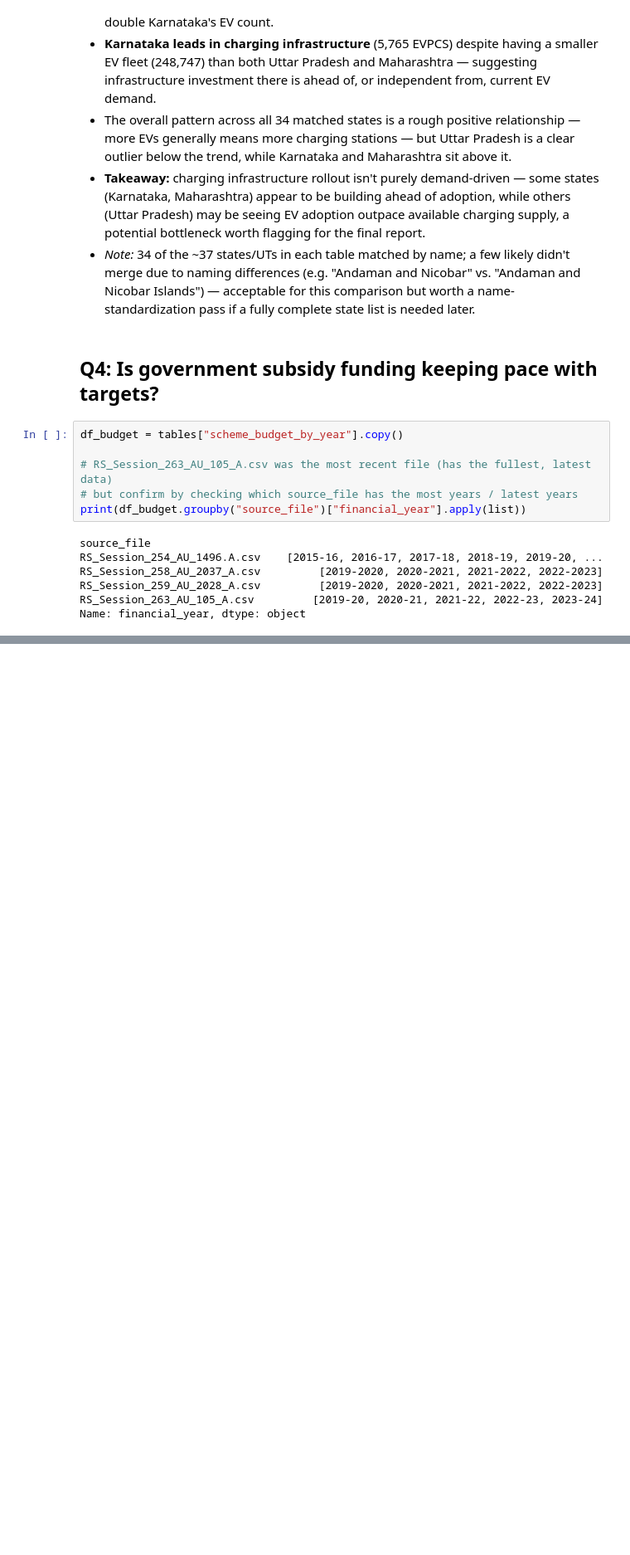
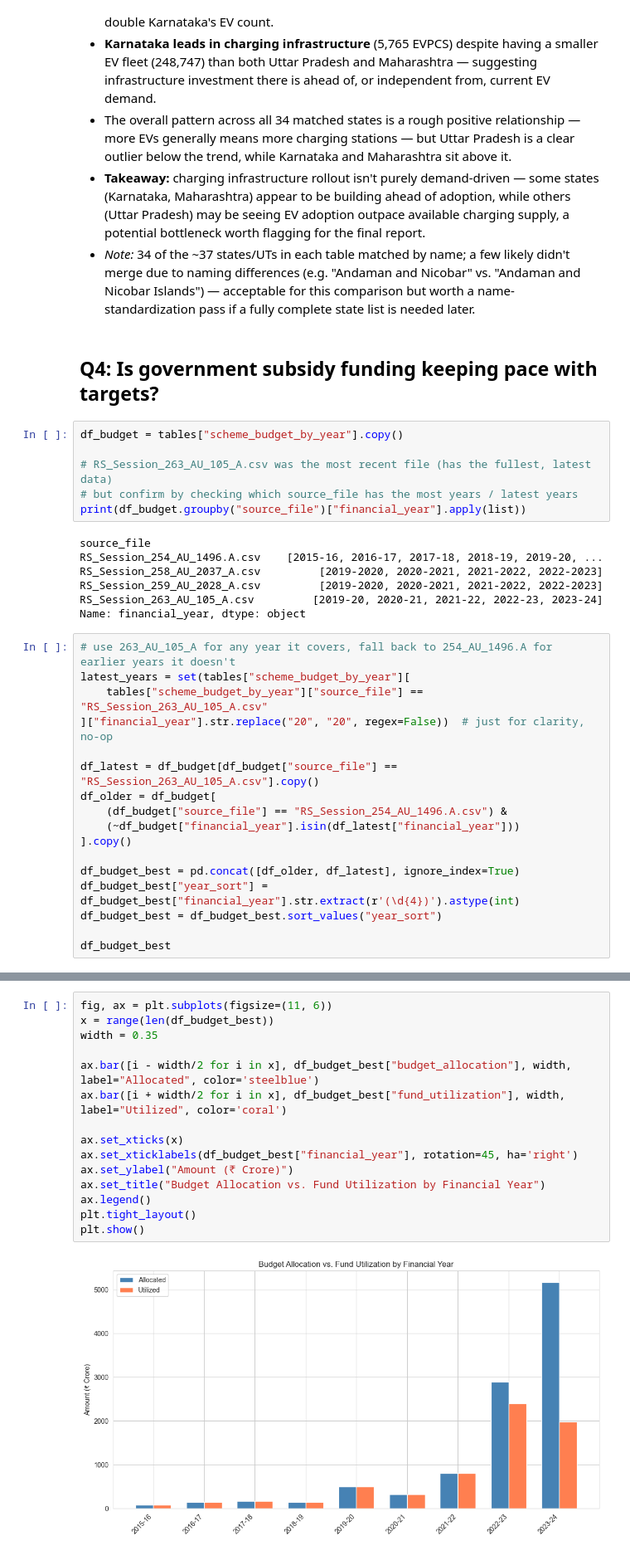
Before and after one commit to RitikaSen27/Automobile-sales-and-EV-adoption-trends, a Jupyter notebook: ev_analysis.ipynb, the cells around one changed output, grey strips where cells are left out. Shown at 83% size. Cells and saved outputs as stored; diff of their text form; blank space fills up the shorter version.

```diff
--- a/ev_analysis.ipynb
+++ b/ev_analysis.ipynb
@@ -272,3 +272,20 @@ RS_Session_258_AU_2037_A.csv         [2019-2020, 2020-2021, 2021-2022, 2022-2023
 RS_Session_259_AU_2028_A.csv         [2019-2020, 2020-2021, 2021-2022, 2022-2023]
 RS_Session_263_AU_105_A.csv         [2019-20, 2020-21, 2021-22, 2022-23, 2023-24]
 Name: financial_year, dtype: object
+# %%
+# use 263_AU_105_A for any year it covers, fall back to 254_AU_1496.A for earlier years it doesn't
+latest_years = set(tables["scheme_budget_by_year"][
+    tables["scheme_budget_by_year"]["source_file"] == "RS_Session_263_AU_105_A.csv"
+]["financial_year"].str.replace("20", "20", regex=False))  # just for clarity, no-op
+
+df_latest = df_budget[df_budget["source_file"] == "RS_Session_263_AU_105_A.csv"].copy()
+df_older = df_budget[
+    (df_budget["source_file"] == "RS_Session_254_AU_1496.A.csv") &
+    (~df_budget["financial_year"].isin(df_latest["financial_year"]))
+].copy()
+
+df_budget_best = pd.concat([df_older, df_latest], ignore_index=True)
+df_budget_best["year_sort"] = df_budget_best["financial_year"].str.extract(r'(\d{4})').astype(int)
+df_budget_best = df_budget_best.sort_values("year_sort")
+
+df_budget_best
@@ -274,0 +303,17 @@ Name: financial_year, dtype: object
+# %%
+fig, ax = plt.subplots(figsize=(11, 6))
+x = range(len(df_budget_best))
+width = 0.35
+
+ax.bar([i - width/2 for i in x], df_budget_best["budget_allocation"], width, label="Allocated", color='steelblue')
+ax.bar([i + width/2 for i in x], df_budget_best["fund_utilization"], width, label="Utilized", color='coral')
+
+ax.set_xticks(x)
+ax.set_xticklabels(df_budget_best["financial_year"], rotation=45, ha='right')
+ax.set_ylabel("Amount (₹ Crore)")
+ax.set_title("Budget Allocation vs. Fund Utilization by Financial Year")
+ax.legend()
+plt.tight_layout()
+plt.show()
+# %% [output]
+[figure, added]
```
Also changed, not shown: parts of 8 cells of this notebook, 1 other file.
